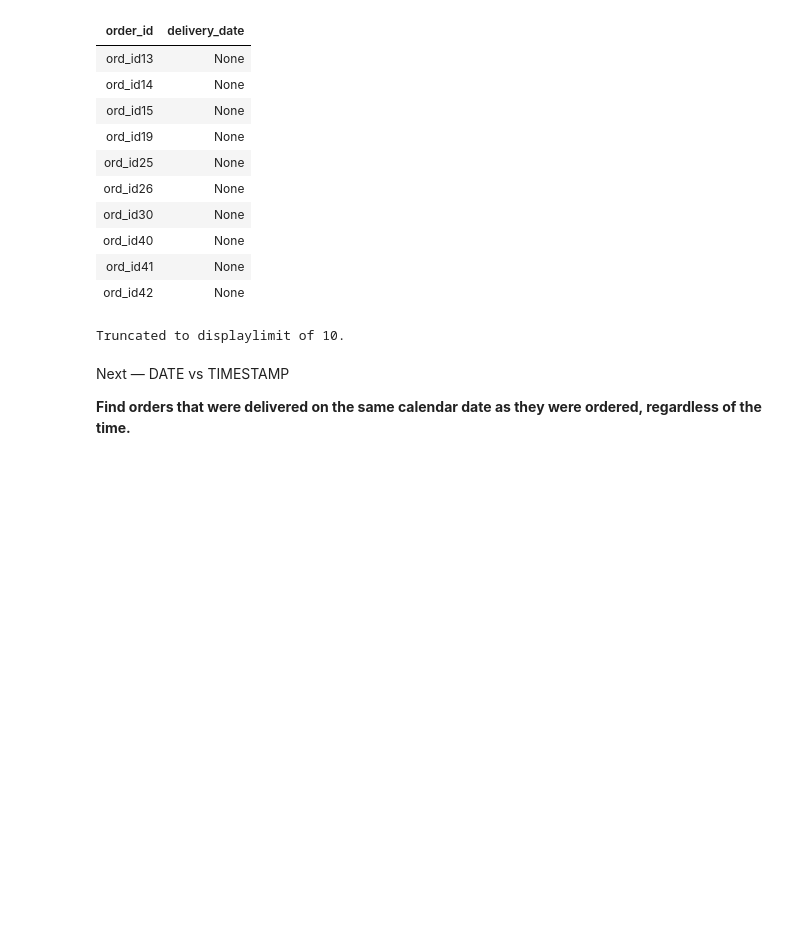
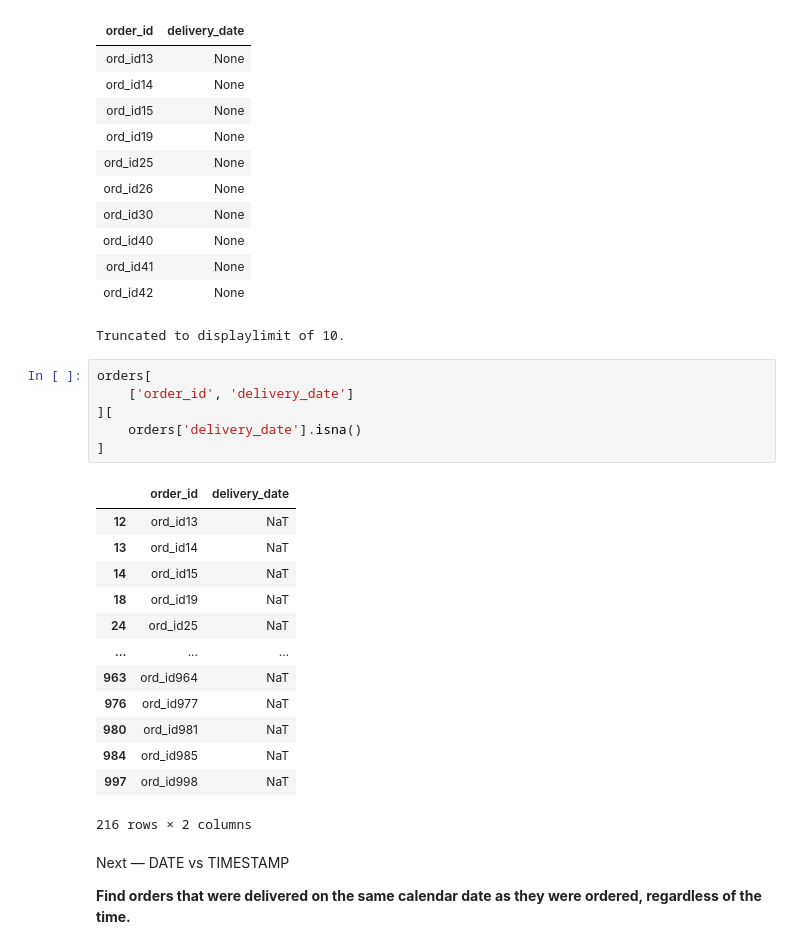
Before and after one commit to umesh-creates/sql_pandas_exercise_and_notes, a Jupyter notebook: retail_analysis exercise/date _and_time.ipynb, the cells around one changed output. Saved outputs shown, nothing was run; the diff lists cells and outputs as text; blank space fills up the shorter version.

Commit message:
sql to pandas date and time chapter convertion end

```diff
--- a/retail_analysis exercise/date _and_time.ipynb
+++ b/retail_analysis exercise/date _and_time.ipynb
@@ -4077,6 +4107,26 @@ Running query in 'postgresql://postgres.zdtizyvifuiegbbfpsee:***@aws-0-ap-southe
 | ord_id41 | None |
 | ord_id42 | None |
 Truncated to displaylimit of 10.
+# %%
+orders[
+    ['order_id', 'delivery_date']
+][
+    orders['delivery_date'].isna()
+]
+# %% [output]
+|  | order_id | delivery_date |
+| 12 | ord_id13 | NaT |
+| 13 | ord_id14 | NaT |
+| 14 | ord_id15 | NaT |
+| 18 | ord_id19 | NaT |
+| 24 | ord_id25 | NaT |
+| ... | ... | ... |
+| 963 | ord_id964 | NaT |
+| 976 | ord_id977 | NaT |
+| 980 | ord_id981 | NaT |
+| 984 | ord_id985 | NaT |
+| 997 | ord_id998 | NaT |
+216 rows × 2 columns
 # %% [markdown]
 Next — DATE vs TIMESTAMP
 
```
Also changed, not shown: parts of 6 cells of this notebook.
